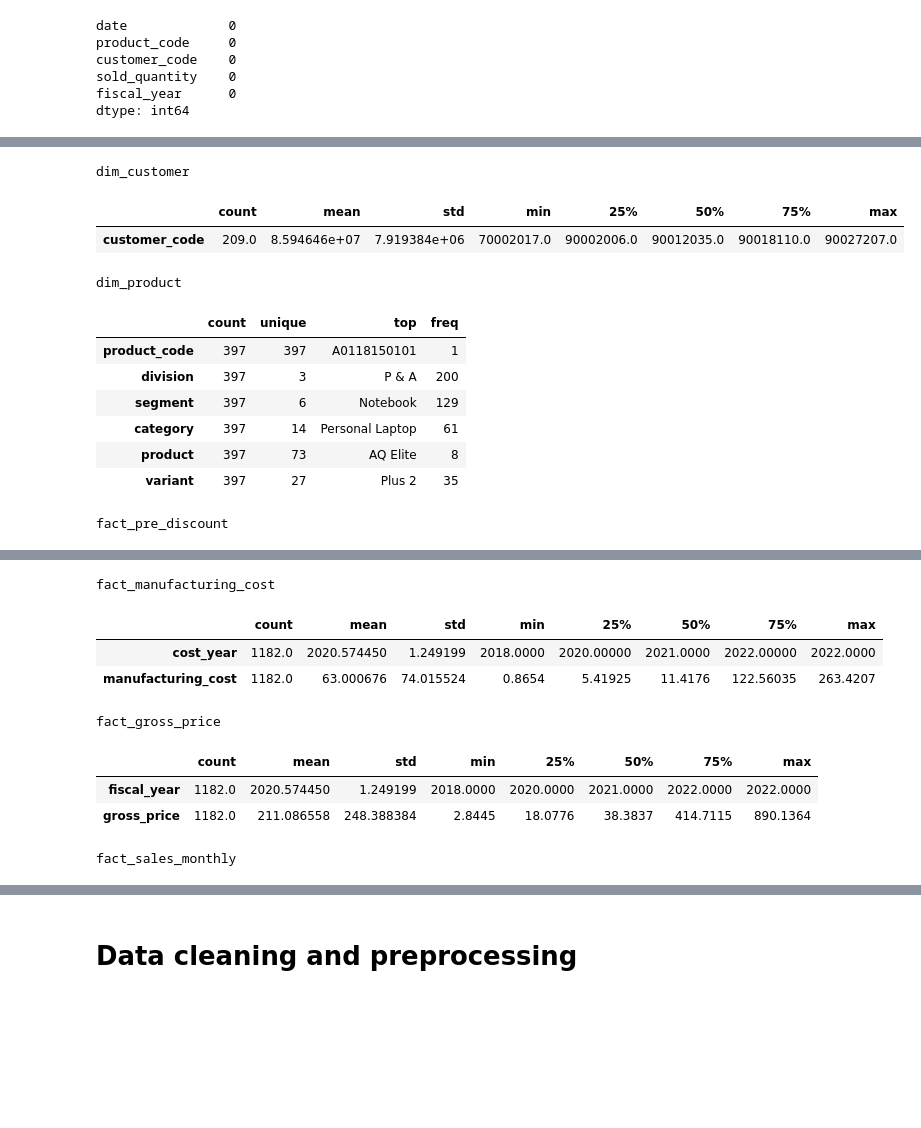
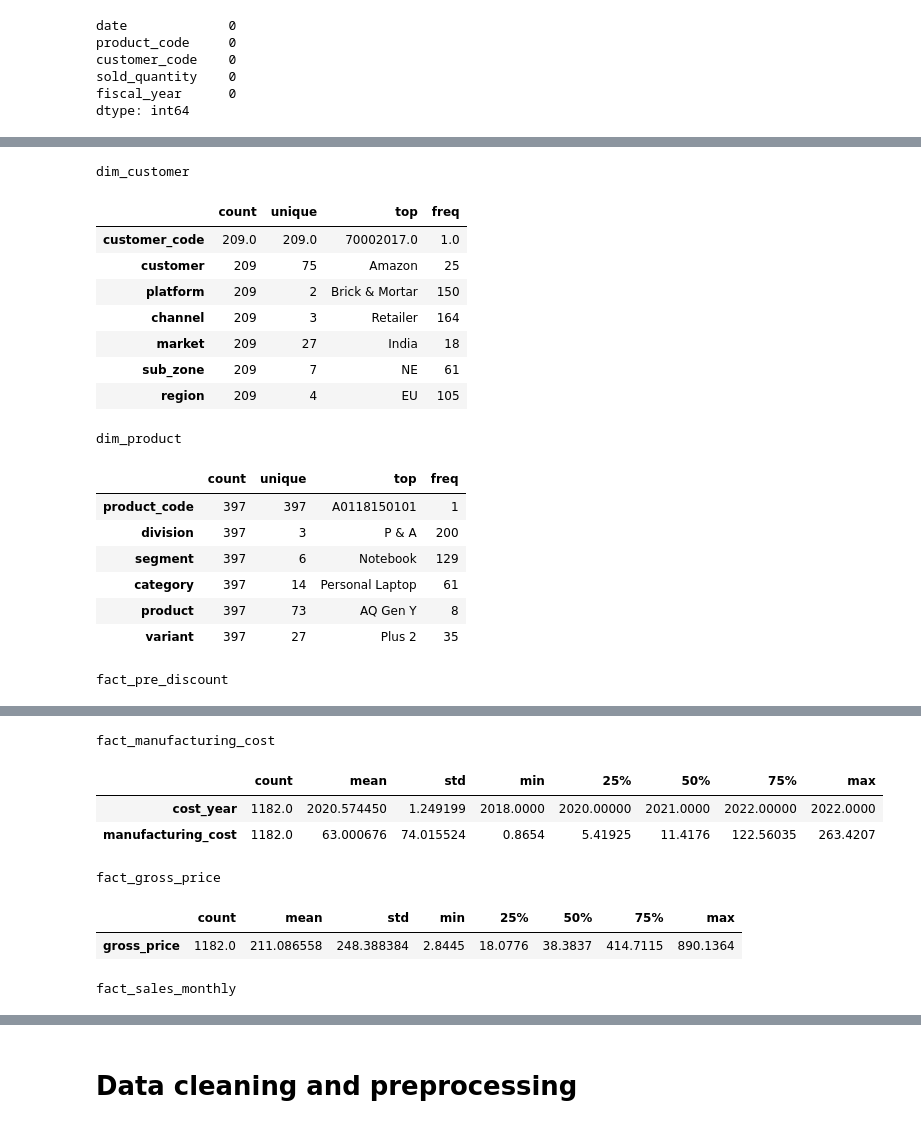
Before and after one commit to maximchuvstvin/i-learn-final-project, a Jupyter notebook: final_project.ipynb, the cells around one changed output, grey strips where cells are left out. Cells and saved outputs as stored; diff of their text form; code cells hidden in the pictures; blank space fills up the shorter version.

```diff
--- a/final_project.ipynb
+++ b/final_project.ipynb
@@ -34,8 +38,8 @@ data_types = {
     'division':'category',
     'segment':'category',
     'category':'category',
-    'product':'str',
-    'variant':'str',
+    'product':'category',
+    'variant':'category',
     'fiscal_year':'float64',
     'pre_invoice_discount_pct':'float64',
     'cost_year':'int16',
@@ -52,13 +56,19 @@ data_dates = {
 data_dict = {}
 for tbl in table_names:
     query_all = """Select * from """ + str(tbl[0])
+
+    # create list of columns except `date` in the current table to recreate specific datatype dictionary
     col_names = [desc[0] for desc in cursor.execute(query_all).description if desc[0] !='date']
     tbl_types = {}
     tbl_types = {col:data_types[col] for col in col_names}
+
+    # read table as element of dictionary of dataframes
     data_dict[tbl[0]] = pd.read_sql_query(query_all, con, dtype=tbl_types, parse_dates=data_dates)
     print(str(tbl[0]))
     data_dict[tbl[0]].info()
     print()
+
+con.close()
 # %% [output]
 dim_customer
 <class 'pandas.core.frame.DataFrame'>
@@ -94,22 +120,22 @@ sold_quantity    0
 fiscal_year      0
 dtype: int64
 # %%
-# now we can convert customer_code and fiscal_year to 'int'
+# now we can convert customer_code and fiscal_year to 'category'
 
-data_dict['dim_customer']['customer_code'] = data_dict['dim_customer']['customer_code'].astype('int32')
+data_dict['dim_customer']['customer_code'] = data_dict['dim_customer']['customer_code'].astype('category')
 
-data_dict['fact_pre_discount']['customer_code'] = data_dict['fact_pre_discount']['customer_code'].astype('int32')
-data_dict['fact_pre_discount']['fiscal_year'] = data_dict['fact_pre_discount']['fiscal_year'].astype('int16')
+data_dict['fact_pre_discount']['customer_code'] = data_dict['fact_pre_discount']['customer_code'].astype('category')
+data_dict['fact_pre_discount']['fiscal_year'] = data_dict['fact_pre_discount']['fiscal_year'].astype('category')
 
-data_dict['fact_gross_price']['fiscal_year'] = data_dict['fact_gross_price']['fiscal_year'].astype('int16')
+data_dict['fact_gross_price']['fiscal_year'] = data_dict['fact_gross_price']['fiscal_year'].astype('category')
 
-data_dict['fact_sales_monthly']['customer_code'] = data_dict['fact_sales_monthly']['customer_code'].astype('int32')
-data_dict['fact_sales_monthly']['fiscal_year'] = data_dict['fact_sales_monthly']['fiscal_year'].astype('int16')
+data_dict['fact_sales_monthly']['customer_code'] = data_dict['fact_sales_monthly']['customer_code'].astype('category')
+data_dict['fact_sales_monthly']['fiscal_year'] = data_dict['fact_sales_monthly']['fiscal_year'].astype('category')
 # %%
 # Let's take a look at data
-for key, data in data_dict.items():
+for key, tbl in data_dict.items():
     print(key)
-    display(data.sample(10))
+    display(tbl.sample(10))
 # %% [output]
 dim_customer
 |  | customer_code | customer | platform | channel | market | sub_zone | region |
@@ -186,19 +212,25 @@ fact_sales_monthly
 # %%
 # describe()
-for key, data in data_dict.items():
+for key, tbl in data_dict.items():
     print(key)
-    display(data.describe().T)
+    display(tbl.describe().T)
 # %% [output]
 dim_customer
-|  | count | mean | std | min | 25% | 50% | 75% | max |
-| customer_code | 209.0 | 8.594646e+07 | 7.919384e+06 | 70002017.0 | 90002006.0 | 90012035.0 | 90018110.0 | 90027207.0 |
+|  | count | unique | top | freq |
+| customer_code | 209.0 | 209.0 | 70002017.0 | 1.0 |
+| customer | 209 | 75 | Amazon | 25 |
+| platform | 209 | 2 | Brick & Mortar | 150 |
+| channel | 209 | 3 | Retailer | 164 |
+| market | 209 | 27 | India | 18 |
+| sub_zone | 209 | 7 | NE | 61 |
+| region | 209 | 4 | EU | 105 |
 dim_product
 |  | count | unique | top | freq |
 | product_code | 397 | 397 | A0118150101 | 1 |
 | division | 397 | 3 | P & A | 200 |
 | segment | 397 | 6 | Notebook | 129 |
 | category | 397 | 14 | Personal Laptop | 61 |
-| product | 397 | 73 | AQ Elite | 8 |
+| product | 397 | 73 | AQ Gen Y | 8 |
 | variant | 397 | 27 | Plus 2 | 35 |
 fact_pre_discount
 |  | count | mean | std | min | 25% | 50% | 75% | max |
@@ -211,7 +241,6 @@ fact_manufacturing_cost
 | manufacturing_cost | 1182.0 | 63.000676 | 74.015524 | 0.8654 | 5.41925 | 11.4176 | 122.56035 | 263.4207 |
 fact_gross_price
 |  | count | mean | std | min | 25% | 50% | 75% | max |
-| fiscal_year | 1182.0 | 2020.574450 | 1.249199 | 2018.0000 | 2020.0000 | 2021.0000 | 2022.0000 | 2022.0000 |
 | gross_price | 1182.0 | 211.086558 | 248.388384 | 2.8445 | 18.0776 | 38.3837 | 414.7115 | 890.1364 |
 fact_sales_monthly
 |  | count | mean | std | min | 25% | 50% | 75% | max |
```
Also changed, not shown: parts of 169 cells of this notebook, 8 other files.
